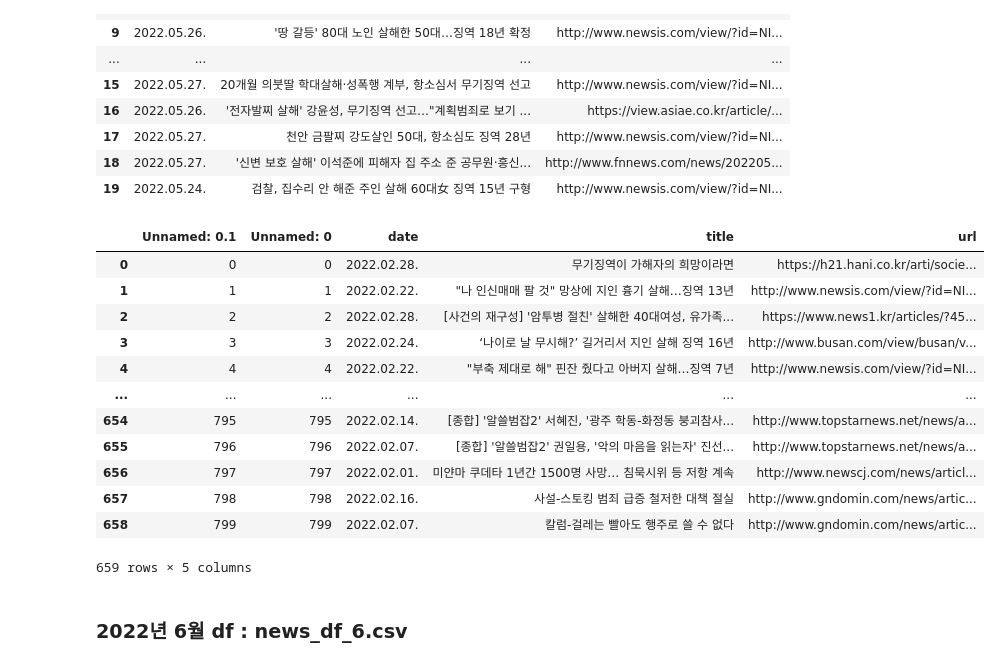
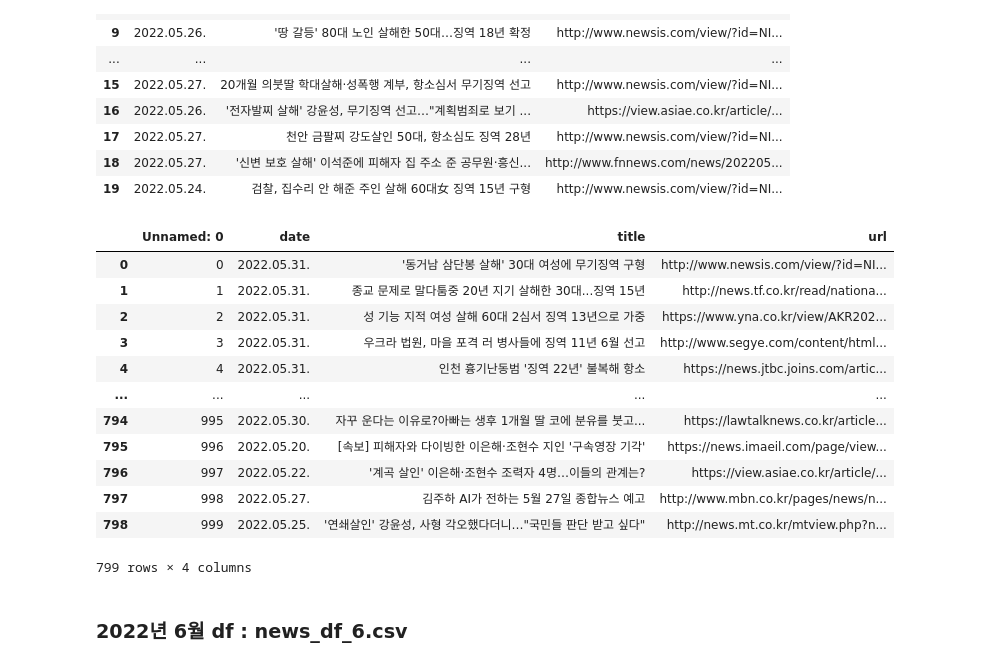
Before and after one commit to henzpp/crawling_project_team1, a Jupyter notebook: 데이터분석_박혜린_3.ipynb, the cells around one changed output. Drawn from its saved outputs; the diff is of its cells as text; code cells hidden in the pictures.

```diff
--- a/데이터분석_박혜린_3.ipynb
+++ b/데이터분석_박혜린_3.ipynb
@@ -596,24 +588,24 @@ news_df_5.head(20)
 | 19 | 2022.05.24. | 검찰, 집수리 안 해준 주인 살해 60대女 징역 15년 구형 | http://www.newsis.com/view/?id=NI... |
 # %%
 # 중복 기사 제거
-news_df_5_1 = news_df_2.drop_duplicates(['title'])
+news_df_5_1 = news_df_5.drop_duplicates(['title'])
 news_df_5_1.to_csv('news_df_5.csv')
 news_df_5_1 = pd.read_csv('news_df_5.csv')
 news_df_5_1
 # %% [output]
-|  | Unnamed: 0.1 | Unnamed: 0 | date | title | url |
-| 0 | 0 | 0 | 2022.02.28. | 무기징역이 가해자의 희망이라면 | https://h21.hani.co.kr/arti/socie... |
-| 1 | 1 | 1 | 2022.02.22. | "나 인신매매 팔 것" 망상에 지인 흉기 살해…징역 13년 | http://www.newsis.com/view/?id=NI... |
-| 2 | 2 | 2 | 2022.02.28. | [사건의 재구성] '암투병 절친' 살해한 40대여성, 유가족... | https://www.news1.kr/articles/?45... |
-| 3 | 3 | 3 | 2022.02.24. | ‘나이로 날 무시해?’ 길거리서 지인 살해 징역 16년 | http://www.busan.com/view/busan/v... |
-| 4 | 4 | 4 | 2022.02.22. | "부축 제대로 해" 핀잔 줬다고 아버지 살해…징역 7년 | http://www.newsis.com/view/?id=NI... |
-| ... | ... | ... | ... | ... | ... |
-| 654 | 795 | 795 | 2022.02.14. | [종합] '알쓸범잡2' 서혜진, '광주 학동-화정동 붕괴참사... | http://www.topstarnews.net/news/a... |
-| 655 | 796 | 796 | 2022.02.07. | [종합] '알쓸범잡2' 권일용, '악의 마음을 읽는자' 진선... | http://www.topstarnews.net/news/a... |
-| 656 | 797 | 797 | 2022.02.01. | 미얀마 쿠데타 1년간 1500명 사망… 침묵시위 등 저항 계속 | http://www.newscj.com/news/articl... |
-| 657 | 798 | 798 | 2022.02.16. | 사설-스토킹 범죄 급증 철저한 대책 절실 | http://www.gndomin.com/news/artic... |
-| 658 | 799 | 799 | 2022.02.07. | 칼럼-걸레는 빨아도 행주로 쓸 수 없다 | http://www.gndomin.com/news/artic... |
+|  | Unnamed: 0 | date | title | url |
+| 0 | 0 | 2022.05.31. | '동거남 삼단봉 살해' 30대 여성에 무기징역 구형 | http://www.newsis.com/view/?id=NI... |
+| 1 | 1 | 2022.05.31. | 종교 문제로 말다툼중 20년 지기 살해한 30대...징역 15년 | http://news.tf.co.kr/read/nationa... |
+| 2 | 2 | 2022.05.31. | 성 기능 지적 여성 살해 60대 2심서 징역 13년으로 가중 | https://www.yna.co.kr/view/AKR202... |
+| 3 | 3 | 2022.05.31. | 우크라 법원, 마을 포격 러 병사들에 징역 11년 6월 선고 | http://www.segye.com/content/html... |
+| 4 | 4 | 2022.05.31. | 인천 흉기난동범 '징역 22년' 불복해 항소 | https://news.jtbc.joins.com/artic... |
+| ... | ... | ... | ... | ... |
+| 794 | 995 | 2022.05.30. | 자꾸 운다는 이유로?아빠는 생후 1개월 딸 코에 분유를 붓고... | https://lawtalknews.co.kr/article... |
+| 795 | 996 | 2022.05.20. | [속보] 피해자와 다이빙한 이은해·조현수 지인 '구속영장 기각' | https://news.imaeil.com/page/view... |
+| 796 | 997 | 2022.05.22. | '계곡 살인' 이은해·조현수 조력자 4명…이들의 관계는? | https://view.asiae.co.kr/article/... |
+| 797 | 998 | 2022.05.27. | 김주하 AI가 전하는 5월 27일 종합뉴스 예고 | http://www.mbn.co.kr/pages/news/n... |
+| 798 | 999 | 2022.05.25. | '연쇄살인' 강윤성, 사형 각오했다더니…"국민들 판단 받고 싶다" | http://news.mt.co.kr/mtview.php?n... |
-659 rows × 5 columns
+799 rows × 4 columns
 # %% [markdown]
 ### 2022년 6월 df : news_df_6.csv
 # %%
```
Also changed, not shown: parts of 13 cells of this notebook, 12 other files.
